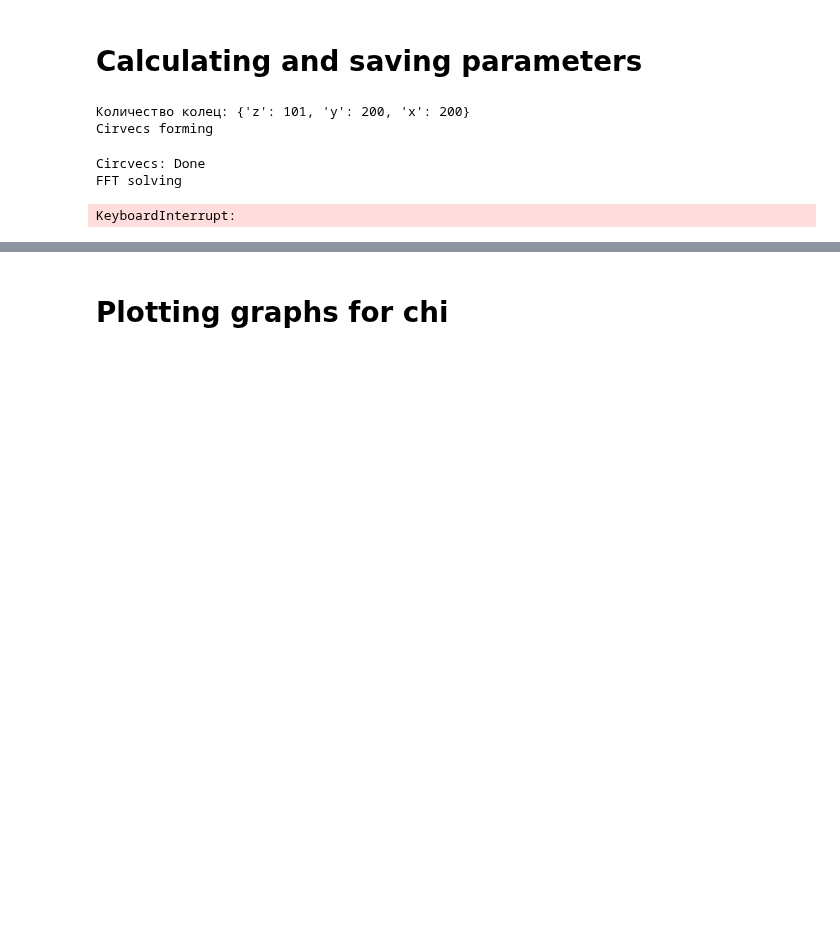
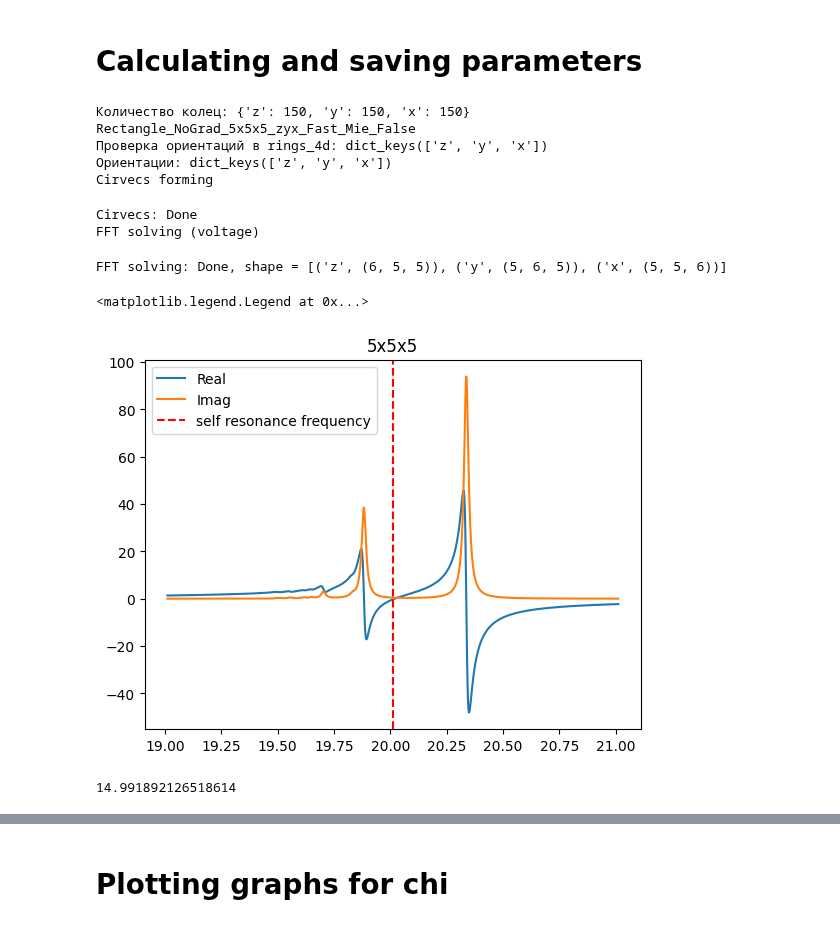
Before and after one commit to broshura/Discrete_Model_Of_Metamaterial_Lens, a Jupyter notebook: Code/FormComparing.ipynb, the cells around one changed output, grey strips where cells are left out. Drawn from its saved outputs; the diff is of its cells as text; code cells hidden in the pictures; blank space fills up the shorter version.

```diff
--- a/Code/FormComparing.ipynb
+++ b/Code/FormComparing.ipynb
@@ -6,16 +6,42 @@ from Parameters import *
 from Geometry import *
 from Calc import open_model, save
 import matplotlib.pyplot as plt
+from scipy.signal import find_peaks
+from matplotlib.animation import FuncAnimation
+from scipy.ndimage import zoom
+from PIL import Image
+from IPython.display import HTML
+import matplotlib
+matplotlib.rcParams['animation.embed_limit'] = 2**128
+# %%
+Params['Omega'] = [omega_0*0.95, omega_0*1.05, 1000]
+Params['Solver_type'] = 'Fast'
+Params['Dx']=Params['Dz']=Params['Dy']
+Params['Orientations'] = 'zyx'
+Params['Scattering'] = 'Mie_False'
 # %%
-Params['Solver_type'] = 'Fast'
-Params['Threads'] = 1
-
-for n in range(100, 101):
-    Params['N'], Params['shape'] = to3D(n, 1, 1, 'zyx')
-    save('DATA', Params)
+Params['N'], Params['shape'] = to3D(5, 5, 5, 'zyx')
+save('DATA', Params)
 # %% [output]
-Количество колец: {'z': 101, 'y': 200, 'x': 200}
+Количество колец: {'z': 150, 'y': 150, 'x': 150}
+Rectangle_NoGrad_5x5x5_zyx_Fast_Mie_False
+Проверка ориентаций в rings_4d: dict_keys(['z', 'y', 'x'])
+Ориентации: dict_keys(['z', 'y', 'x'])
 Cirvecs forming
-Circvecs: Done
-FFT solving
+Cirvecs: Done
+FFT solving (voltage)
-KeyboardInterrupt:
+FFT solving: Done, shape = [('z', (6, 5, 5)), ('y', (5, 6, 5)), ('x', (5, 5, 6))]
+# %%
+data = open_model('DATA', Params)
+plt.title(Params['shape'])
+plt.plot(data['Omega']/2/np.pi/1e6, data['Polarization'][:, 0].real, label='Real')
+plt.plot(data['Omega']/2/np.pi/1e6, data['Polarization'][:, 0].imag, label='Imag')
+plt.axvline(x=omega_0/2/np.pi/1e6, color='r', linestyle='--', label='self resonance frequency')
+plt.legend()
+# %% [output]
+<matplotlib.legend.Legend at 0x...>
+[figure, added]
+# %%
+print(2*np.pi/ omega_0*3e8)
+# %% [output]
+14.991892126518614
```
Also changed, not shown: parts of 24 cells of this notebook, 6 other files.
